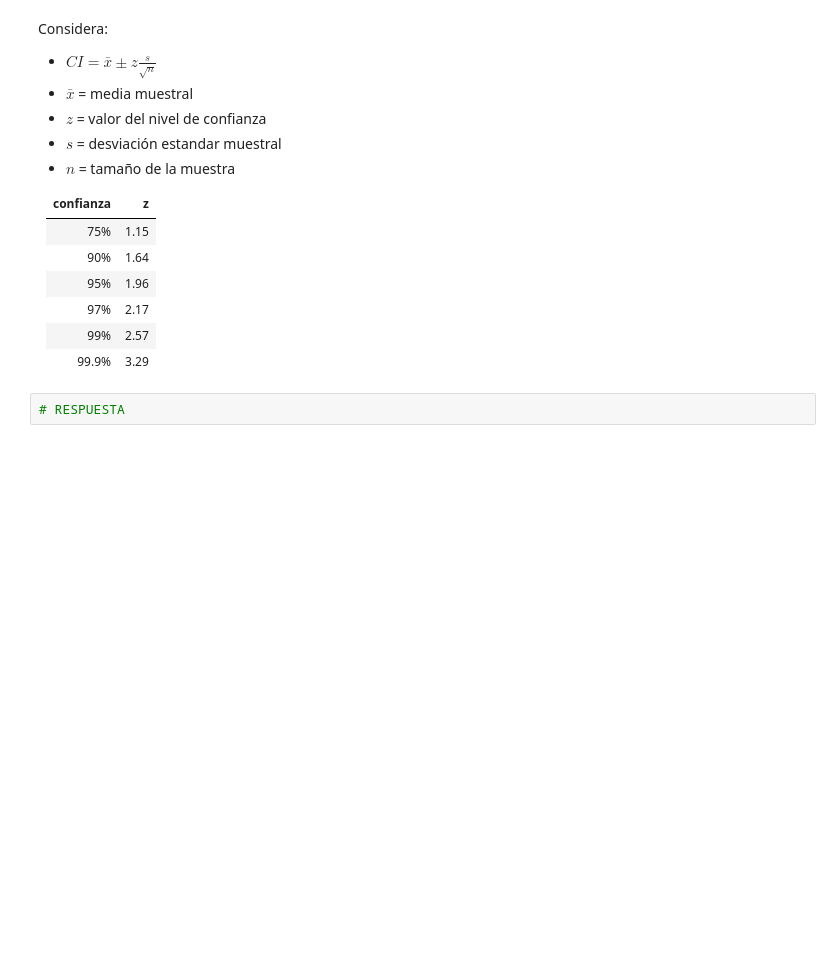
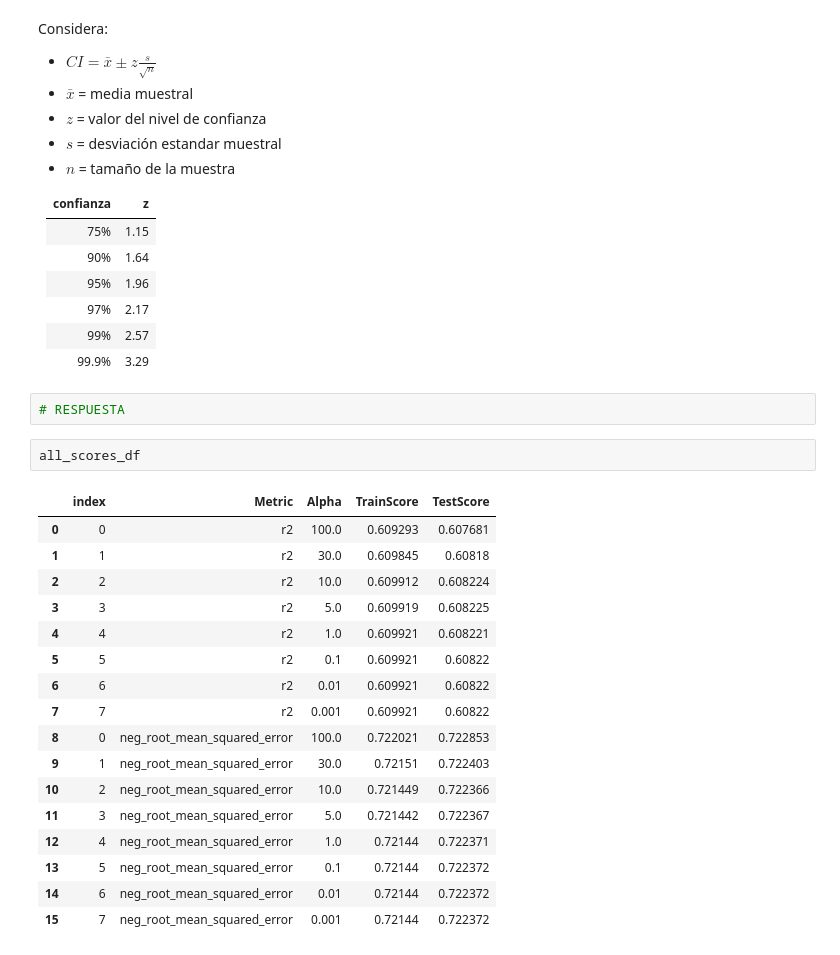
Before and after one commit to DanielEduardoLopez/DEVF-MachineLearning, a Jupyter notebook: Challenge_5_CrossValidation.ipynb, the cells around one changed output. Saved outputs shown, nothing was run; the diff lists cells and outputs as text; blank space fills up the shorter version.

```diff
--- a/Challenge_5_CrossValidation.ipynb
+++ b/Challenge_5_CrossValidation.ipynb
@@ -1085,3 +1093,23 @@ Considera:
 |99.9%|3.29|
 # %%
 # RESPUESTA
+# %%
+all_scores_df
+# %% [output]
+|  | index | Metric | Alpha | TrainScore | TestScore |
+| 0 | 0 | r2 | 100.0 | 0.609293 | 0.607681 |
+| 1 | 1 | r2 | 30.0 | 0.609845 | 0.60818 |
+| 2 | 2 | r2 | 10.0 | 0.609912 | 0.608224 |
+| 3 | 3 | r2 | 5.0 | 0.609919 | 0.608225 |
+| 4 | 4 | r2 | 1.0 | 0.609921 | 0.608221 |
+| 5 | 5 | r2 | 0.1 | 0.609921 | 0.60822 |
+| 6 | 6 | r2 | 0.01 | 0.609921 | 0.60822 |
+| 7 | 7 | r2 | 0.001 | 0.609921 | 0.60822 |
+| 8 | 0 | neg_root_mean_squared_error | 100.0 | 0.722021 | 0.722853 |
+| 9 | 1 | neg_root_mean_squared_error | 30.0 | 0.72151 | 0.722403 |
+| 10 | 2 | neg_root_mean_squared_error | 10.0 | 0.721449 | 0.722366 |
+| 11 | 3 | neg_root_mean_squared_error | 5.0 | 0.721442 | 0.722367 |
+| 12 | 4 | neg_root_mean_squared_error | 1.0 | 0.72144 | 0.722371 |
+| 13 | 5 | neg_root_mean_squared_error | 0.1 | 0.72144 | 0.722372 |
+| 14 | 6 | neg_root_mean_squared_error | 0.01 | 0.72144 | 0.722372 |
+| 15 | 7 | neg_root_mean_squared_error | 0.001 | 0.72144 | 0.722372 |
```
Also changed, not shown: parts of 6 cells of this notebook.
